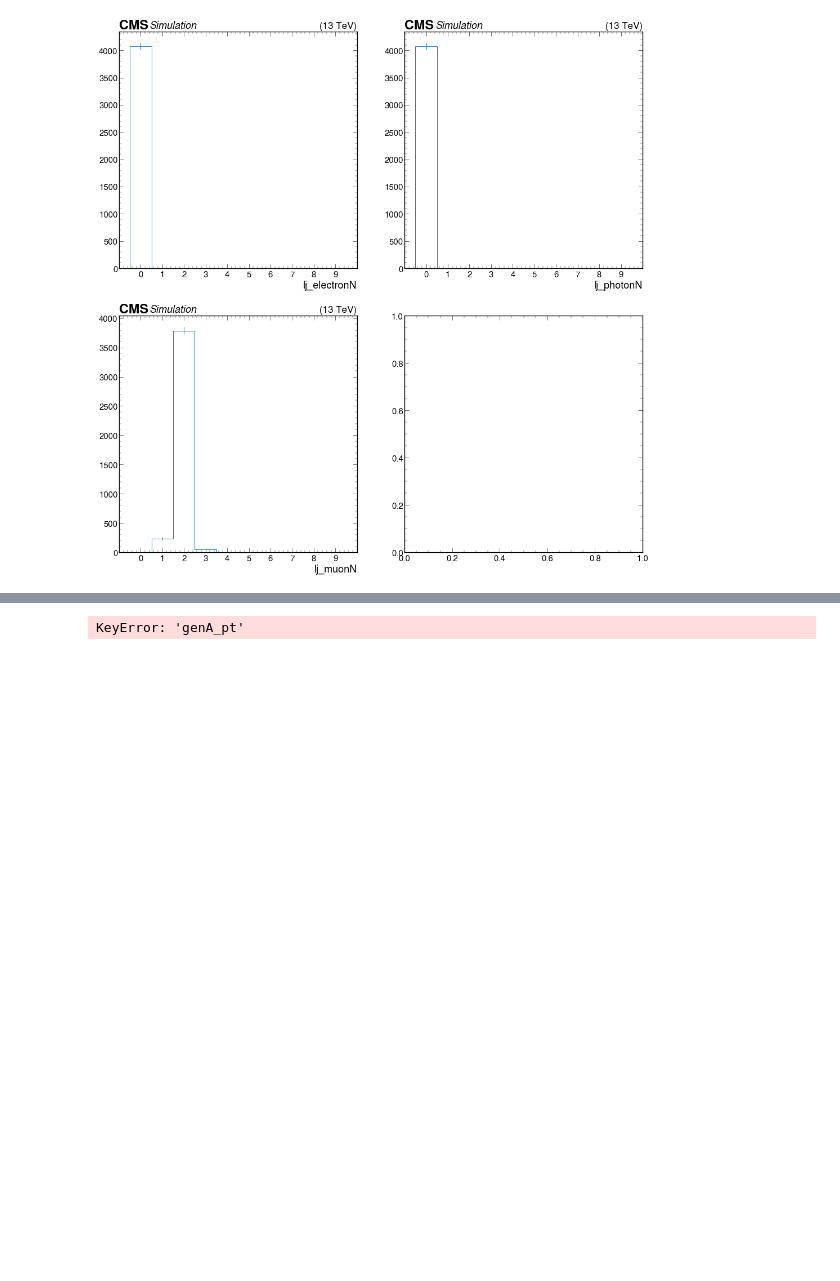
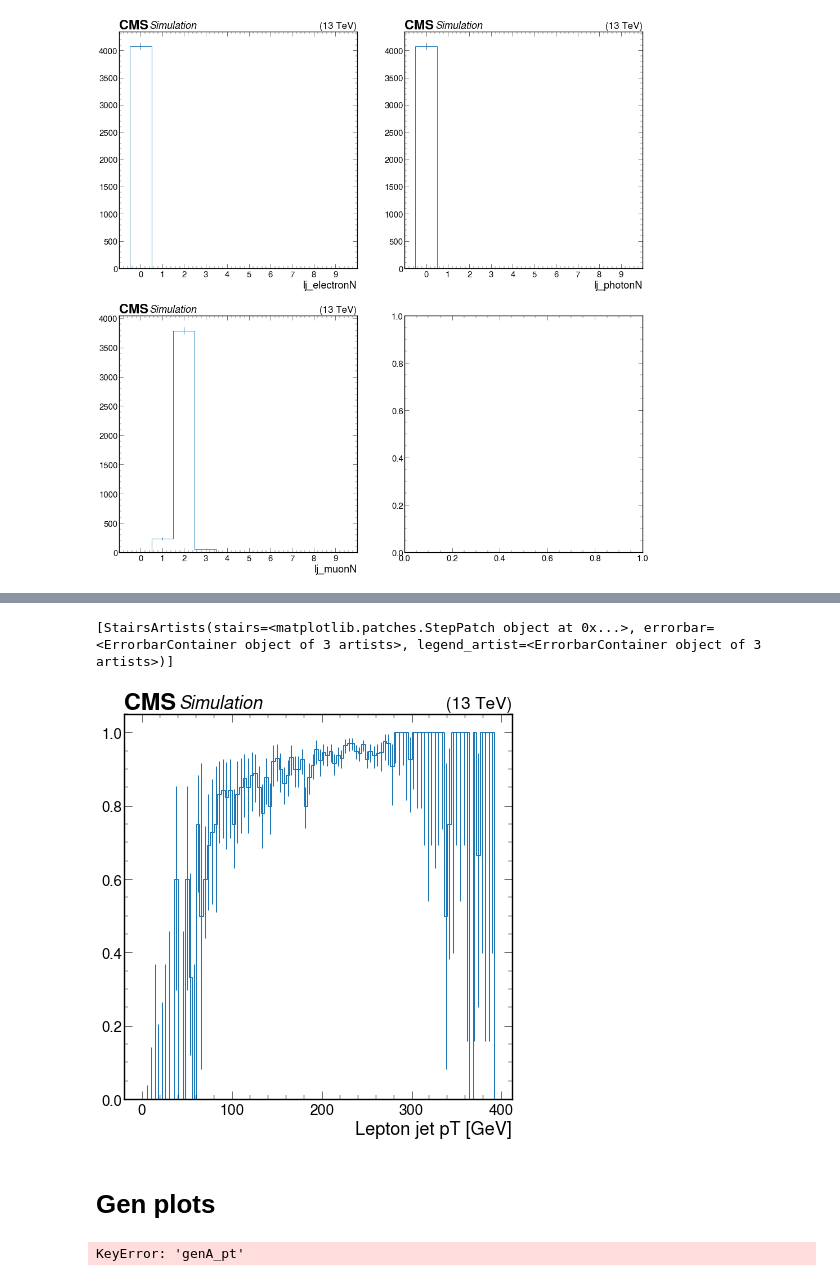
Before and after one commit to yfv2ev/SIDM, a Jupyter notebook: sidm/test_notebooks/test_llpnanoaod.ipynb, the cells around one changed output, grey strips where cells are left out. Saved outputs shown, nothing was run; the diff lists cells and outputs as text; code cells hidden in the pictures; blank space fills up the shorter version.

```diff
--- a/sidm/test_notebooks/test_llpnanoaod.ipynb
+++ b/sidm/test_notebooks/test_llpnanoaod.ipynb
@@ -283,3 +287,11 @@ utilities.plot(hists["lj_muonN"][ch, :])
+# %%
+eff, errors = utilities.get_eff_hist(hists["lj_pt"]["4mu", :], hists["lj_pt"]["baseNoLj", :] )
+utilities.plot(eff, yerr = errors)
+# %% [output]
+[StairsArtists(stairs=<matplotlib.patches.StepPatch object at 0x...>, errorbar=<ErrorbarContainer object of 3 artists>, legend_artist=<ErrorbarContainer object of 3 artists>)]
+[figure, added]
+# %% [markdown]
+# Gen plots
 # %%
 plt.subplots(1, 2, figsize=(24, 10))
 plt.subplot(1, 2, 1)
```
Also changed, not shown: parts of 4 cells of this notebook, 2 other files.
